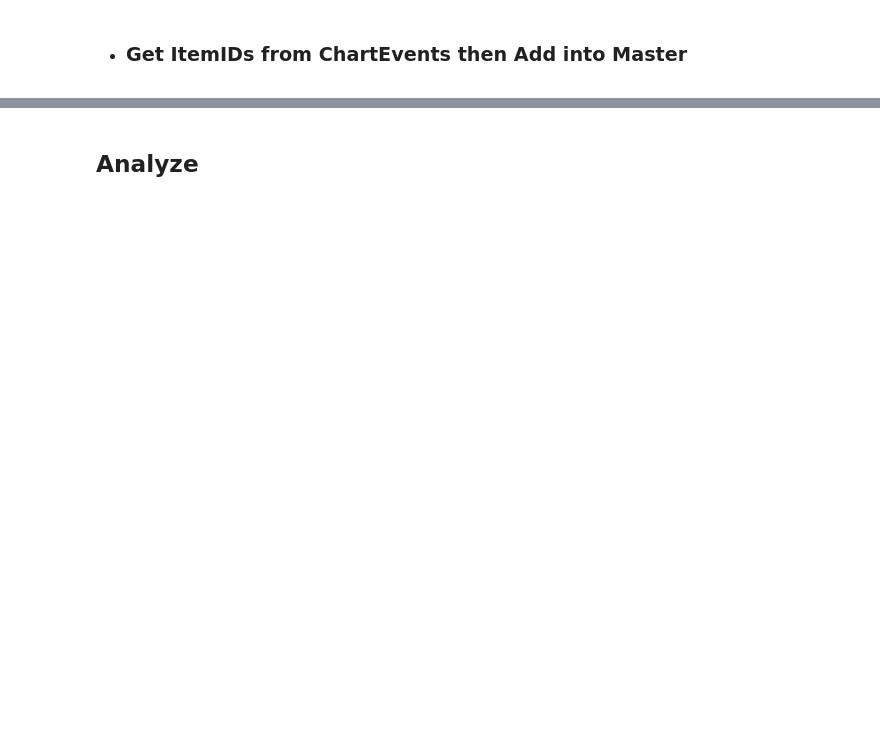
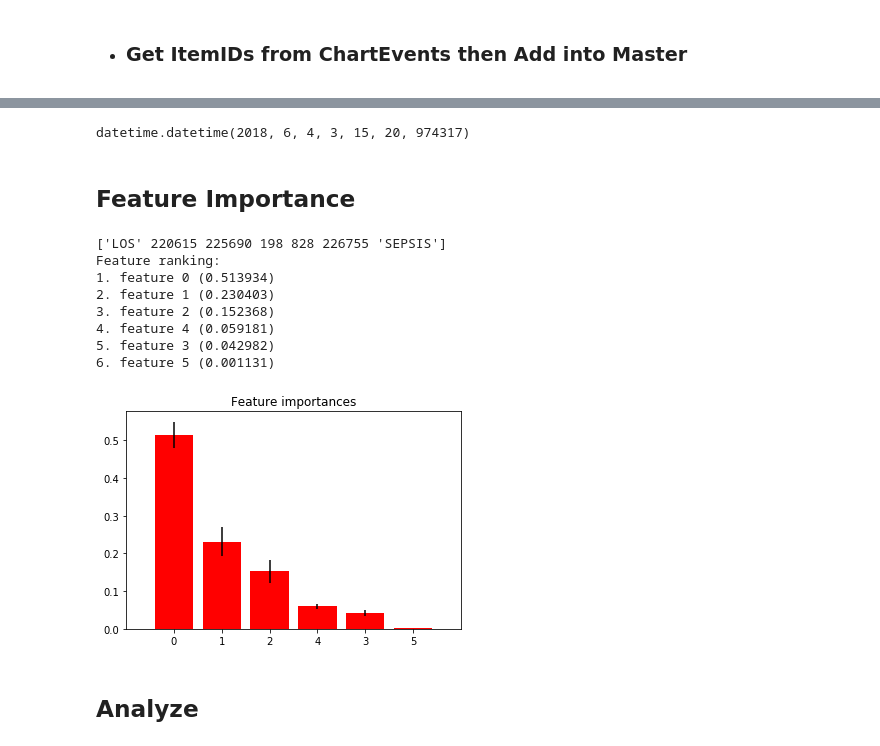
Before and after one commit to TCSS-555-Machine-Learning/Project-3-Sepsis, a Jupyter notebook: Sepsis.ipynb, the cells around one changed output, grey strips where cells are left out. Drawn from its saved outputs; the diff is of its cells as text; code cells hidden in the pictures; blank space fills up the shorter version.

```diff
--- a/Sepsis.ipynb
+++ b/Sepsis.ipynb
@@ -202,0 +190,20 @@ master.head(n=10)
+# %%
+# move the SEPSIS column to the last
+cols = master.columns.tolist()
+cols.insert(len(master.columns) - 1, cols.pop(cols.index('SEPSIS')))
+master = master.reindex(columns= cols).reset_index()
+
+# remove unnecessary columns
+master.drop(['ICUSTAY_ID','ROW_ID', 'HADM_ID','SUBJECT_ID', 'DOD', 'DOD_HOSP', 'DOD_SSN', 'EXPIRE_FLAG', 'DRG_CODE'], axis=1, inplace=True)
+# print(master.head(2))
+print('Master built. Shape: {}'.format(master.shape))
+print(master.columns.values)
+
+master.fillna(0, inplace=True)
+master = shuffle(master)
+# master = master[:30000]
+
+master.GENDER = master.GENDER.apply(lambda x: 0 if x == 'F' else 1)
+# master.DOB = master.DOB.apply(lambda x: convertToEpoch(x))
+
+master.head(n=10)
@@ -203,2 +218,49 @@ master.head(n=10)
+# %%
+datetime.utcnow()
+# %% [output]
+datetime.datetime(2018, 6, 4, 3, 15, 20, 974317)
+# %% [markdown]
+## Feature Importance
+# %%
+# Split-out validation dataset
+print(master.columns.values)
+col = len(master.columns) - 1
+array = master.values   #numpy array
+X = array[:,0:col]# first N columns
+Y = array[:,col]  # SEPSIS column
+
+# Build a forest and compute the feature importances
+forest = ExtraTreesClassifier(n_estimators=250, random_state=0)
+
+forest.fit(X, Y)
+importances = forest.feature_importances_
+std = np.std([tree.feature_importances_ for tree in forest.estimators_],
+             axis=0)
+indices = np.argsort(importances)[::-1]
+
+# Print the feature ranking
+print("Feature ranking:")
+
+for f in range(X.shape[1]):
+    print("%d. feature %d (%f)" % (f + 1, indices[f], importances[indices[f]]))
+
+# Plot the feature importances of the forest
+plt.figure()
+plt.title("Feature importances")
+plt.bar(range(X.shape[1]), importances[indices],
+       color="r", yerr=std[indices], align="center")
+plt.xticks(range(X.shape[1]), indices)
+plt.xlim([-1, X.shape[1]])
+plt.show()
+# %% [output]
+['LOS' 220615 225690 198 828 226755 'SEPSIS']
+Feature ranking:
+1. feature 0 (0.513934)
+2. feature 1 (0.230403)
+3. feature 2 (0.152368)
+4. feature 4 (0.059181)
+5. feature 3 (0.042982)
+6. feature 5 (0.001131)
+[figure, added]
 # %% [markdown]
 ## Analyze
```
Also changed, not shown: parts of 32 cells of this notebook.
